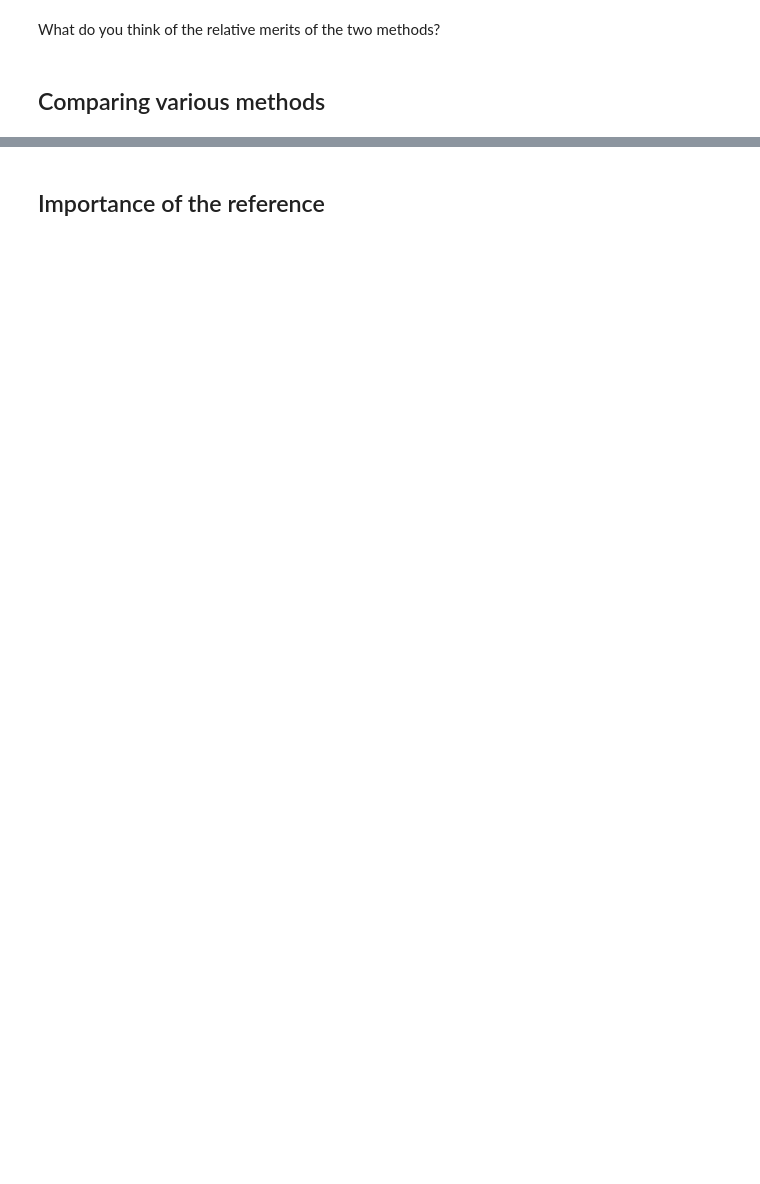
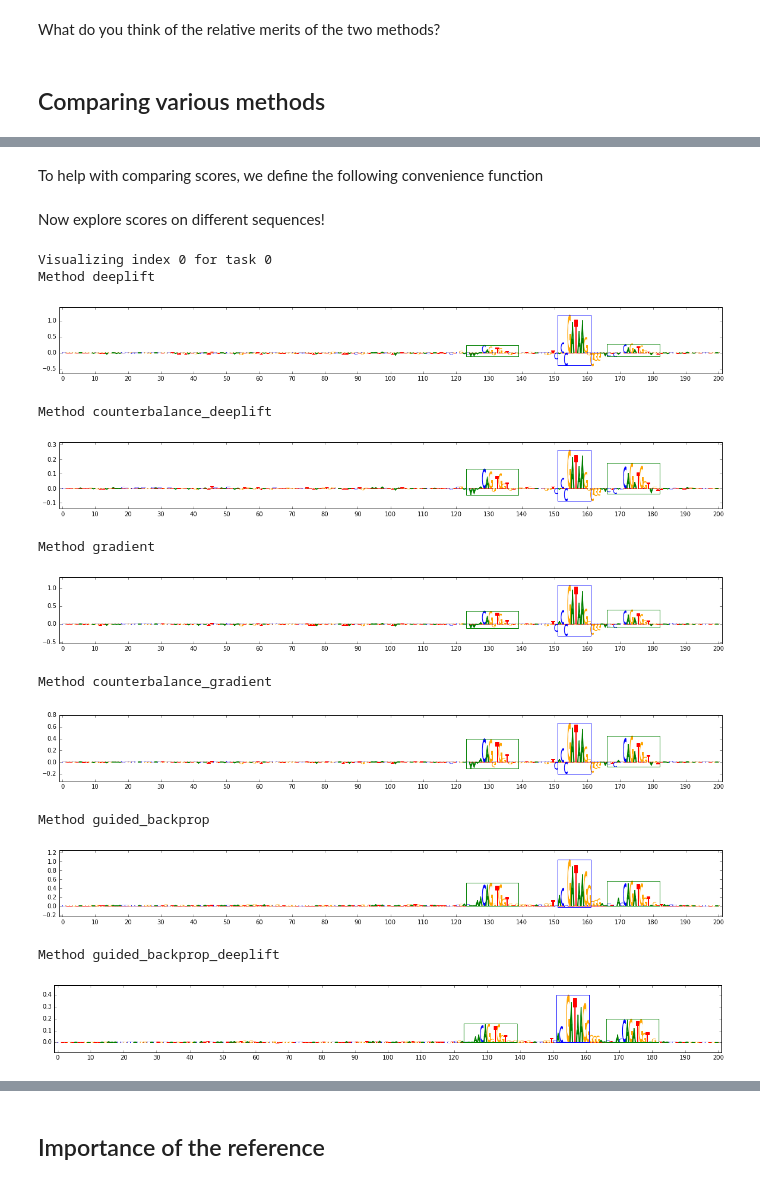
Before and after one commit to kundajelab/veryolddontuse_deeplift_modisco_tutorial, a Jupyter notebook: tal_gata/DeepLIFT + MoDISco tutorial.ipynb, the cells around one changed output, grey strips where cells are left out. Drawn from its saved outputs; the diff is of its cells as text; code cells hidden in the pictures; blank space fills up the shorter version.

```diff
--- a/tal_gata/DeepLIFT + MoDISco tutorial.ipynb
+++ b/tal_gata/DeepLIFT + MoDISco tutorial.ipynb
@@ -317,0 +315,23 @@ We can go through and define a whole host of different scoring models. Let's com
+# %%
+method_to_scoring_func = OrderedDict()
+for method_name, nonlinear_mxts_mode, dense_mxts_mode in [
+    ('deeplift', NonlinearMxtsMode.DeepLIFT, DenseMxtsMode.Linear),
+    ('counterbalance_deeplift', NonlinearMxtsMode.DeepLIFT, DenseMxtsMode.Counterbalance),
+    ('gradient', NonlinearMxtsMode.Gradient, DenseMxtsMode.Linear),
+    ('counterbalance_gradient', NonlinearMxtsMode.Gradient, DenseMxtsMode.Counterbalance),
+    ('guided_backprop', NonlinearMxtsMode.GuidedBackprop, DenseMxtsMode.Linear),
+    ('guided_backprop_deeplift', NonlinearMxtsMode.GuidedBackpropDeepLIFT, DenseMxtsMode.Linear),
+]:
+    print("Prepping scoring function for",method_name)
+    model = #fill me in!
+    scoring_func = #fill me in!
+    method_to_scoring_func[method_name] = scoring_func
+
+method_to_task_to_scores = OrderedDict()
+for method_name in method_to_scoring_func:
+    print("Computing scores for",method_name)
+    scoring_func = method_to_scoring_func[method_name]
+    task_to_scores = OrderedDict()
+    for task_idx in [0,1,2]:
+        task_to_scores[task_idx] = #fill me in!
+    method_to_task_to_scores[method_name] = task_to_scores
@@ -317,0 +386,29 @@ We can go through and define a whole host of different scoring models. Let's com
+# %% [markdown]
+To help with comparing scores, we define the following convenience function
+# %%
+def viz_scores_for_methods(seq_idx, task_idx):
+    print("Visualizing index",seq_idx,"for task",task_idx)
+    for method_name in method_to_task_to_scores:
+        print("Method",method_name)
+        viz_sequence_highlight_motifs(
+            method_to_task_to_scores[method_name][task_idx][seq_idx],
+            one_hot_data[seq_idx],
+            raw_data.embeddings[seq_idx])
+# %% [markdown]
+Now explore scores on different sequences!
+# %%
+viz_scores_for_methods(seq_idx=0, task_idx=0)
+# %% [output]
+Visualizing index 0 for task 0
+Method deeplift
+[figure, added]
+Method counterbalance_deeplift
+[figure, added]
+Method gradient
+[figure, added]
+Method counterbalance_gradient
+[figure, added]
+Method guided_backprop
+[figure, added]
+Method guided_backprop_deeplift
+[figure, added]
```
Also changed, not shown: parts of 23 cells of this notebook, 1 other file.
